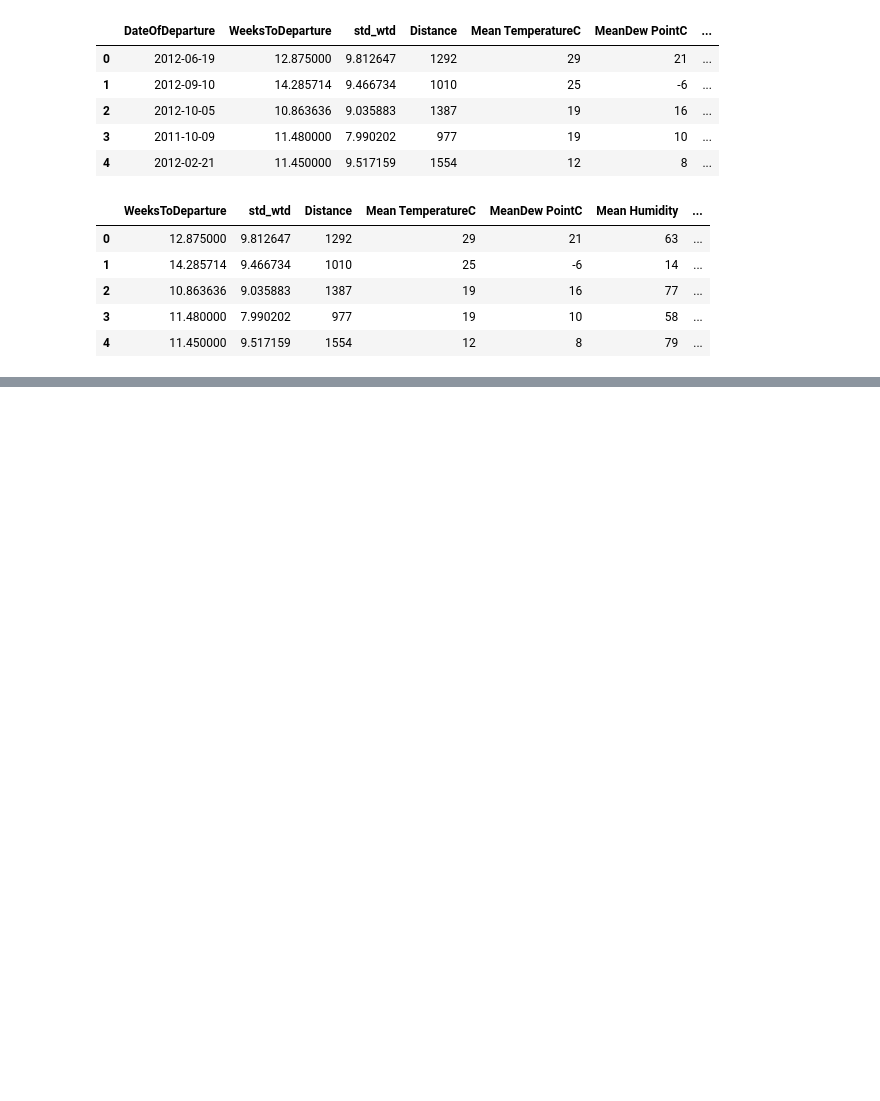
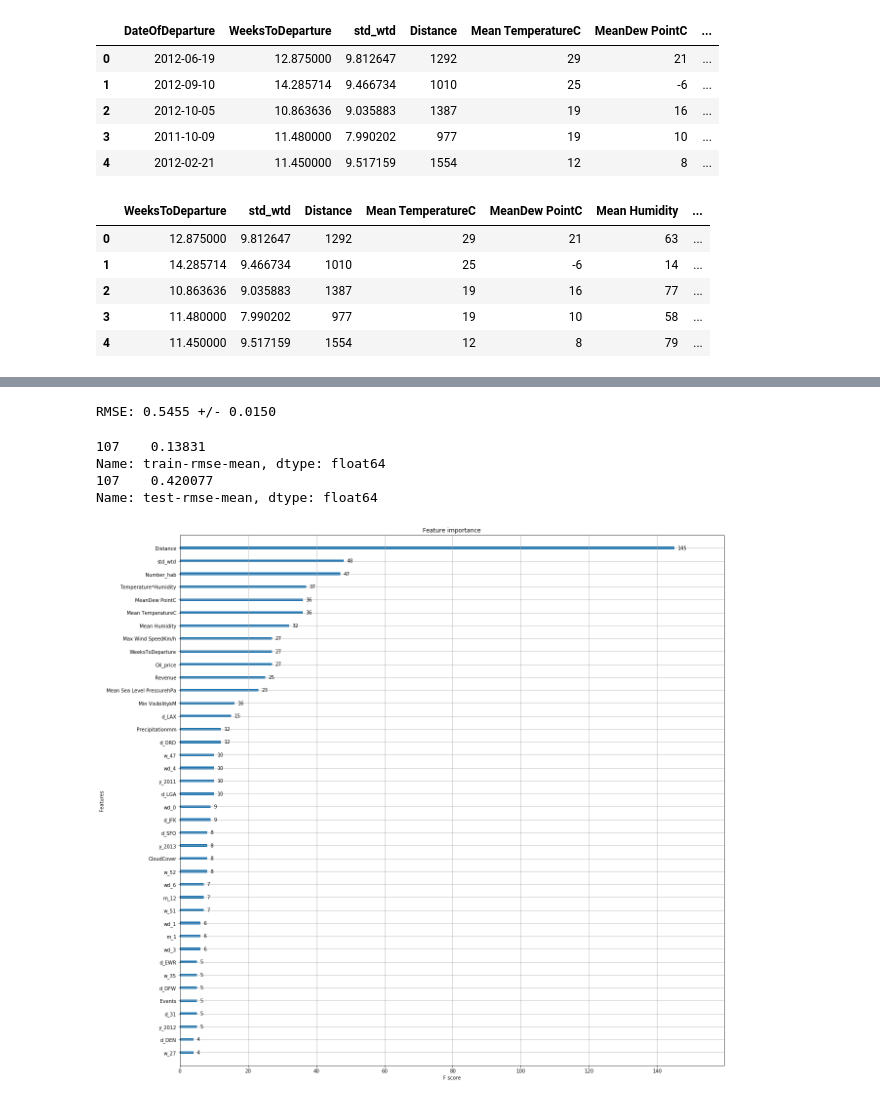
Before and after one commit to AdrienToulouse/Predicting_air_traffic, a Jupyter notebook: Polo's feature_extractors.ipynb, the cells around one changed output, grey strips where cells are left out. Saved outputs shown, nothing was run; the diff lists cells and outputs as text; code cells hidden in the pictures; blank space fills up the shorter version.

```diff
--- a/Polo's feature_extractors.ipynb
+++ b/Polo's feature_extractors.ipynb
@@ -87,7 +89,3 @@ X_encoded.head()
 | 2 | 10.863636 | 9.035883 | 1387 | 19 | 16 | 77 | ... |
 | 3 | 11.480000 | 7.990202 | 977 | 19 | 10 | 58 | ... |
 | 4 | 11.450000 | 9.517159 | 1554 | 12 | 8 | 79 | ... |
-# %%
-X_encoded.loc[:, 'WeeksToDeparture' : 'std_wtd'] = StandardScaler().fit_transform(X_encoded.loc[:, 'WeeksToDeparture' : 'std_wtd'])
-X_encoded = X_encoded.drop(['std_wtd'], axis=1)
-X_encoded.head()
@@ -152,0 +114,3 @@ X_encoded.head()
+# %%
+X_encoded['Precipitationmm*CloudCover'] = X_encoded['Precipitationmm'] * X_encoded['CloudCover']
+X_encoded['Temperature*Humidity'] = X_encoded['Mean TemperatureC'] * X_encoded['Mean Humidity']
@@ -155,17 +134,0 @@ X_encoded.head()
-# %%
-X_encoded['DateOfDeparture'] = pd.to_datetime(X_encoded['DateOfDeparture'])
-#X_encoded['year'] = X_encoded['DateOfDeparture'].dt.year
-#X_encoded['month'] = X_encoded['DateOfDeparture'].dt.month
-X_encoded['weekday'] = X_encoded['DateOfDeparture'].dt.weekday
-#X_encoded['n_days'] = X_encoded['DateOfDeparture'].apply(lambda date: (date - pd.to_datetime("1970-01-01")).days)
-
-#X_encoded = X_encoded.join(pd.get_dummies(X_encoded['year'], prefix='y'))
-#X_encoded = X_encoded.join(pd.get_dummies(X_encoded['month'], prefix='m'))
-X_encoded = X_encoded.join(pd.get_dummies(X_encoded['weekday'], prefix='wd'))
-
-#X_encoded = X_encoded.drop(['year', 'month', 'weekday', 'n_days'], axis=1)
-X_encoded = X_encoded.drop(['weekday'], axis=1)
-
-X_encoded = X_encoded.drop('DateOfDeparture', axis=1)
-
-X_encoded.head()
@@ -363,0 +140,41 @@ Length: 102, dtype: int64
+# %%
+from sklearn.base import BaseEstimator
+import xgboost as xgb
+xgb1 = xgb.XGBRegressor()
+
+scores = cross_val_score(
+    xgb1, X_train, y_train, cv=5, scoring='neg_mean_squared_error',n_jobs=3)
+print("RMSE: {:.4f} +/- {:.4f}".format(
+    np.mean(np.sqrt(-scores)), np.std(np.sqrt(-scores))))
+# %% [output]
+RMSE: 0.5455 +/- 0.0150
+# %%
+data_dmatrix = xgb.DMatrix(data=X_encoded,label=y_array)
+parameters = {'nthread':1,
+              'objective':'reg:squarederror',
+              'learning_rate': .3,
+              'max_depth': 7,
+              'min_child_weight': 4,
+              'subsample': 0.95,
+              'colsample_bytree': 0.55,
+              'n_estimators': 1000,
+              'reg_lambda':0.001,
+              'gamma':0}
+
+cv_results = xgb.cv(dtrain=data_dmatrix, params=parameters, nfold=3,
+                    num_boost_round=300,early_stopping_rounds=5,metrics="rmse", as_pandas=True, seed=123)
+# %%
+print((cv_results["train-rmse-mean"]).tail(1))
+print((cv_results["test-rmse-mean"]).tail(1))
+# %% [output]
+107    0.13831
+Name: train-rmse-mean, dtype: float64
+107    0.420077
+Name: test-rmse-mean, dtype: float64
+# %%
+xg_reg = xgb.train(params=parameters, dtrain=data_dmatrix, num_boost_round=10)
+xgb.plot_importance(xg_reg, max_num_features=40)
+plt.rcParams['figure.figsize'] = [20, 20]
+plt.show()
+# %% [output]
+[figure, added]
```
Also changed, not shown: parts of 19 cells of this notebook, 13 other files.
